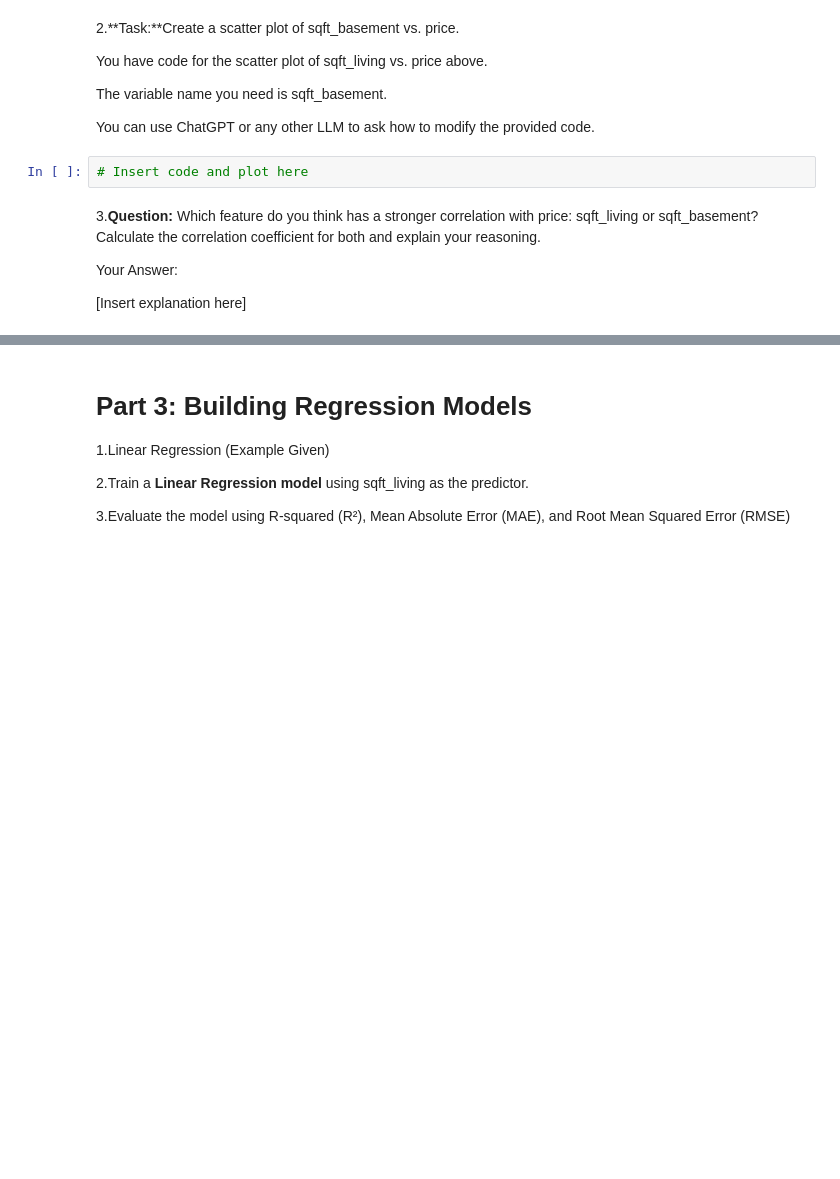
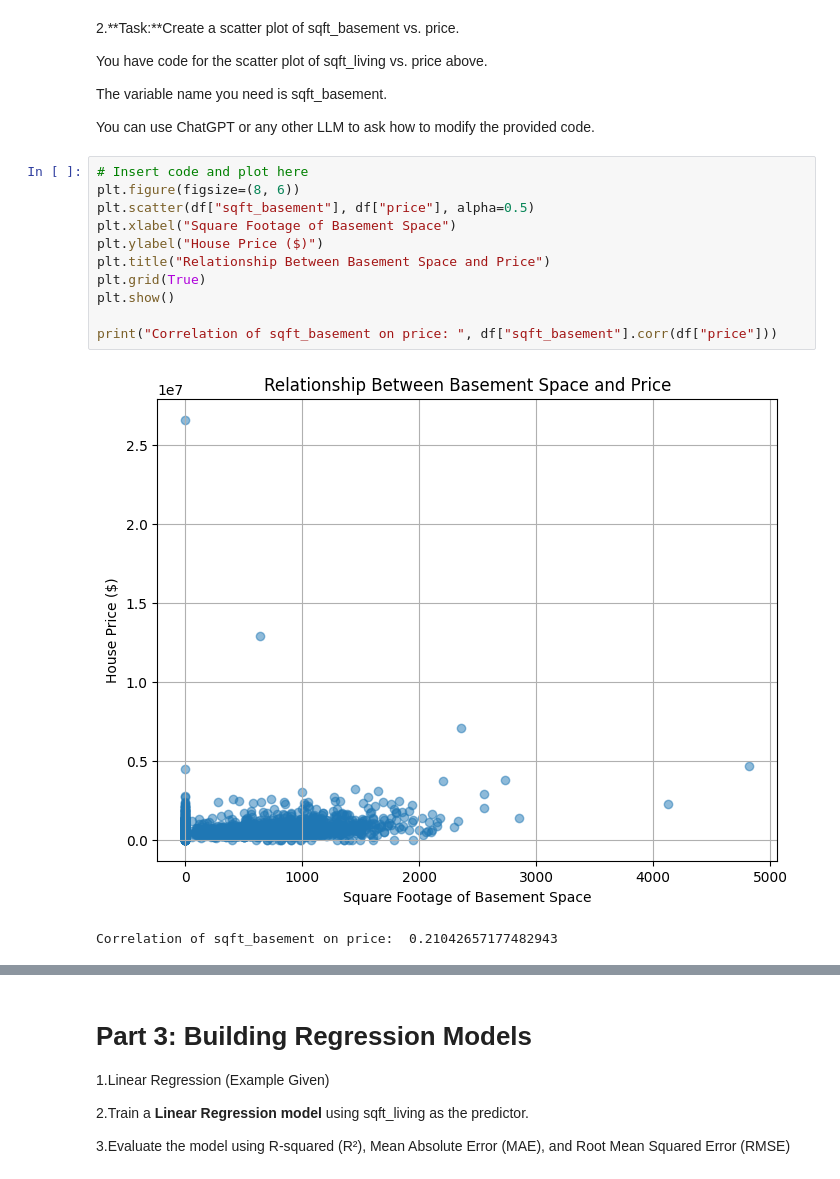
Before and after one commit to ChandrPr/machinelearning_ps1, a Jupyter notebook: praphullachandra_ps1.ipynb, the cells around one changed output, grey strips where cells are left out. Drawn from its saved outputs; the diff is of its cells as text; blank space fills up the shorter version.

```diff
--- a/praphullachandra_ps1.ipynb
+++ b/praphullachandra_ps1.ipynb
@@ -174,11 +210,17 @@ You have code for the scatter plot of sqft_living vs. price above.
 The variable name you need is sqft_basement.
 
 You can use ChatGPT or any other LLM to ask how to modify the provided code.
-# %%
-# Insert code and plot here
-# %% [markdown]
-3.**Question:** Which feature do you think has a stronger correlation with price: sqft_living or sqft_basement? Calculate the correlation coefficient for both and explain your reasoning.
-
-Your Answer:
-
-[Insert explanation here]
+# %%
+# Insert code and plot here
+plt.figure(figsize=(8, 6))
+plt.scatter(df["sqft_basement"], df["price"], alpha=0.5)
+plt.xlabel("Square Footage of Basement Space")
+plt.ylabel("House Price ($)")
+plt.title("Relationship Between Basement Space and Price")
+plt.grid(True)
+plt.show()
+
+print("Correlation of sqft_basement on price: ", df["sqft_basement"].corr(df["price"]))
+# %% [output]
+[figure, added]
+Correlation of sqft_basement on price:  0.21042657177482943
```
Also changed, not shown: parts of 61 cells of this notebook.
